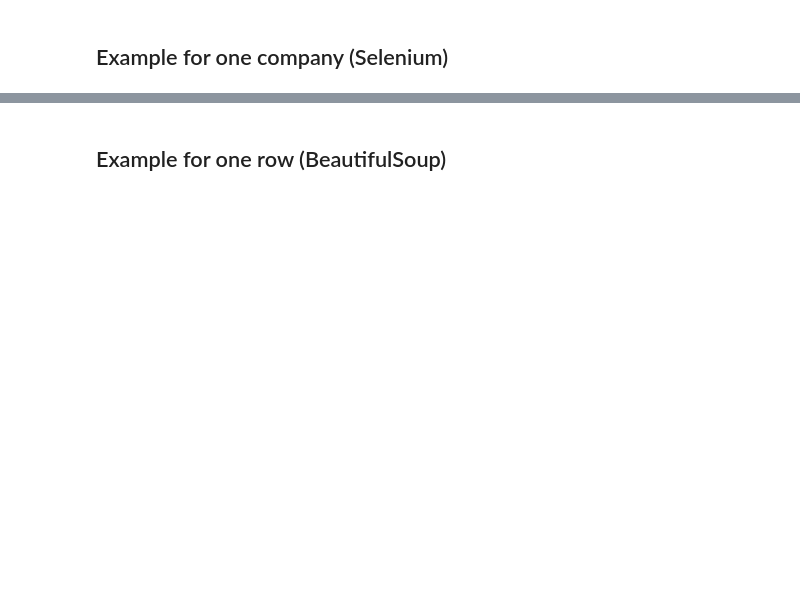
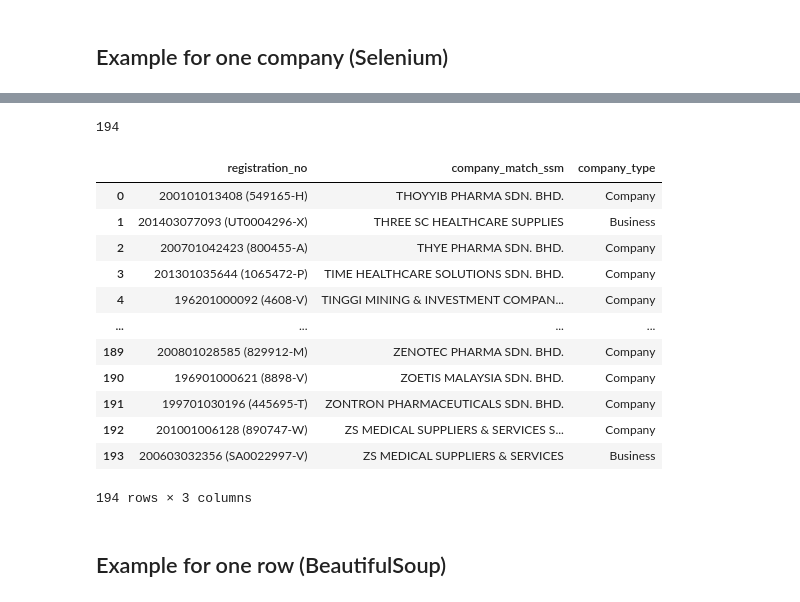
Before and after one commit to safwanshamsir99/web-scraping-projects, a Jupyter notebook: scrape_mydata.ipynb, the cells around one changed output, grey strips where cells are left out. Drawn from its saved outputs; the diff is of its cells as text; code cells hidden in the pictures; blank space fills up the shorter version.

Commit message:
feat: update code for documentation

```diff
--- a/scrape_mydata.ipynb
+++ b/scrape_mydata.ipynb
@@ -65,7 +65,7 @@ def apply_random_wait(count):
     else:
         time.sleep(random.randint(7, 15))
 # %%
-chrome_path = r"C:\Users\Acer\OneDrive\Documents\Work\INVOKE\web-scraping\chromedriver.exe"
+chrome_path = r<path-to-your-chromedriver>
 opt = webdriver.ChromeOptions()
 ua = UserAgent()
 user_agent = ua.random
@@ -77,9 +77,9 @@ driver.get(base_url)
 wait = WebDriverWait(driver, 30)
 driver.maximize_window()
 username = driver.find_element(By.XPATH,'//*[@id="mat-input-0"]')
-username.send_keys("safwansar")
+username.send_keys(<your-username>)
 password = driver.find_element(By.XPATH,'//*[@id="mat-input-1"]')
-password.send_keys("SAFWANshamsir")
+password.send_keys(<your-password>)
 login = driver.find_element(By.XPATH,'//*[@id="recaptcha2"]')
 login.click()
 try:
@@ -97,7 +97,7 @@ comp_num = []
 comp_name = []
 comp_type = []
 
-for i, comp in enumerate(comp_list[:50]):
+for i, comp in enumerate(comp_list[1650:]):
     search = driver.find_element(By.CLASS_NAME,'form-control')
     search.send_keys(comp)
     webdriver.ActionChains(driver).send_keys(Keys.ENTER).perform()
@@ -186,22 +170,22 @@ row_data = soup.find_all('mat-row','example-element-row')
 records = []
 for row in row_data:
     #comp_search = company_name
-    try:
-        comp_num = row.find('a','ng-star-inserted').text.strip()
-    except:
-        comp_num = "No match"
+    # try:
+    comp_number = row.find('a','ng-star-inserted').text.strip()
+    # except:
+    #     comp_num = "No match"
 
-    try:
-        comp_name = row.find('mat-cell','mat-cell cdk-column-name mat-column-name ng-star-inserted').text.strip().replace('Name','')
-    except:
-        comp_name = "No match"
+    # try:
+    comp_name = row.find('mat-cell','mat-cell cdk-column-name mat-column-name ng-star-inserted').text.strip().replace('Name','')
+    # except:
+    #     comp_name = "No match"
 
-    try:
-        comp_type = row.find('mat-cell','mat-cell cdk-column-entityType mat-column-entityType ng-star-inserted').text.strip().replace('Type','')
-    except:
-        comp_type = "No match"
+    # try:
+    comp_type = row.find('mat-cell','mat-cell cdk-column-entityType mat-column-entityType ng-star-inserted').text.strip().replace('Type','')
+    # except:
+    #     comp_type = "No match"
 
-    company_info = (comp_num, comp_name, comp_type) #, comp_name, comp_type
+    company_info = (comp_number, comp_name, comp_type) #, comp_name, comp_type
 
     records.append(company_info)
 # %%
@@ -209 +211,5 @@ records
+# %%
+len(records)
+# %% [output]
+194
 # %%
@@ -221 +225,19 @@ len(comp_number), len(comp_name)
+# %%
+col = ['registration_no','company_match_ssm','company_type']
+scrape_data = pd.DataFrame(records,columns=col)
+scrape_data
+# %% [output]
+|  | registration_no | company_match_ssm | company_type |
+| 0 | 200101013408 (549165-H) | THOYYIB PHARMA SDN. BHD. | Company |
+| 1 | 201403077093 (UT0004296-X) | THREE SC HEALTHCARE SUPPLIES | Business |
+| 2 | 200701042423 (800455-A) | THYE PHARMA SDN. BHD. | Company |
+| 3 | 201301035644 (1065472-P) | TIME HEALTHCARE SOLUTIONS SDN. BHD. | Company |
+| 4 | 196201000092 (4608-V) | TINGGI MINING & INVESTMENT COMPAN... | Company |
+| ... | ... | ... | ... |
+| 189 | 200801028585 (829912-M) | ZENOTEC PHARMA SDN. BHD. | Company |
+| 190 | 196901000621 (8898-V) | ZOETIS MALAYSIA SDN. BHD. | Company |
+| 191 | 199701030196 (445695-T) | ZONTRON PHARMACEUTICALS SDN. BHD. | Company |
+| 192 | 201001006128 (890747-W) | ZS MEDICAL SUPPLIERS & SERVICES S... | Company |
+| 193 | 200603032356 (SA0022997-V) | ZS MEDICAL SUPPLIERS & SERVICES | Business |
+194 rows × 3 columns
 # %%
```
Also changed, not shown: parts of 13 cells of this notebook, 3 other files.
